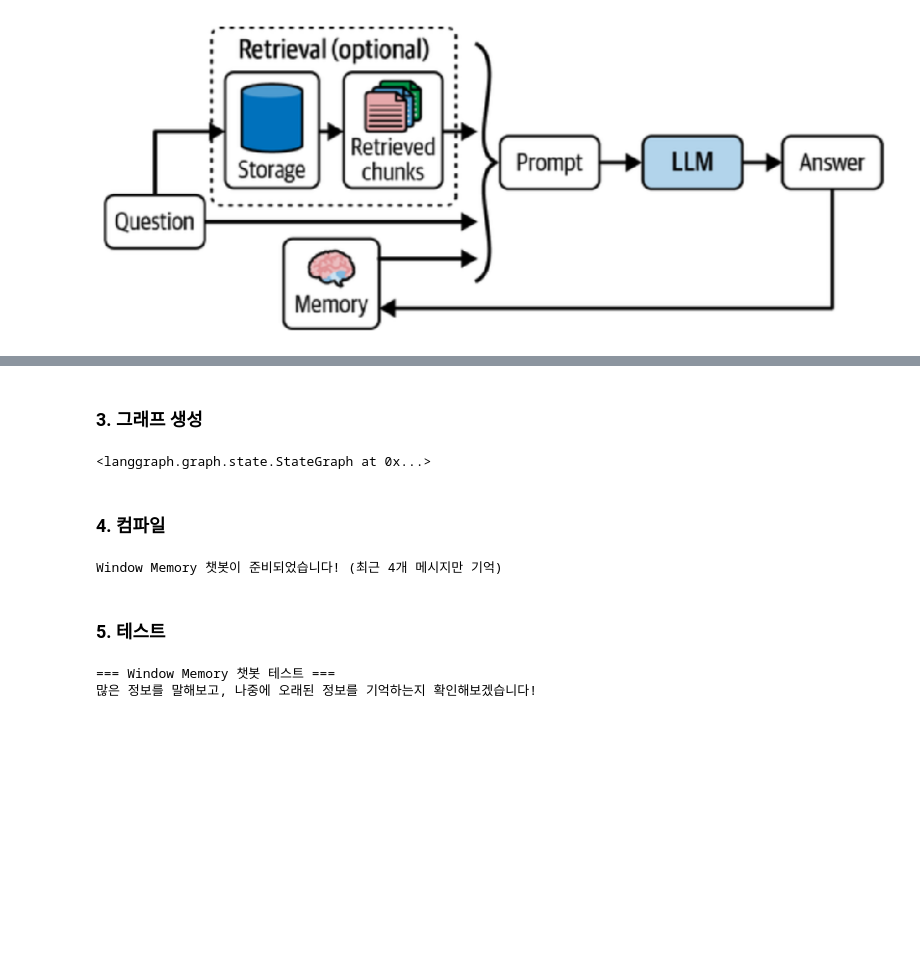
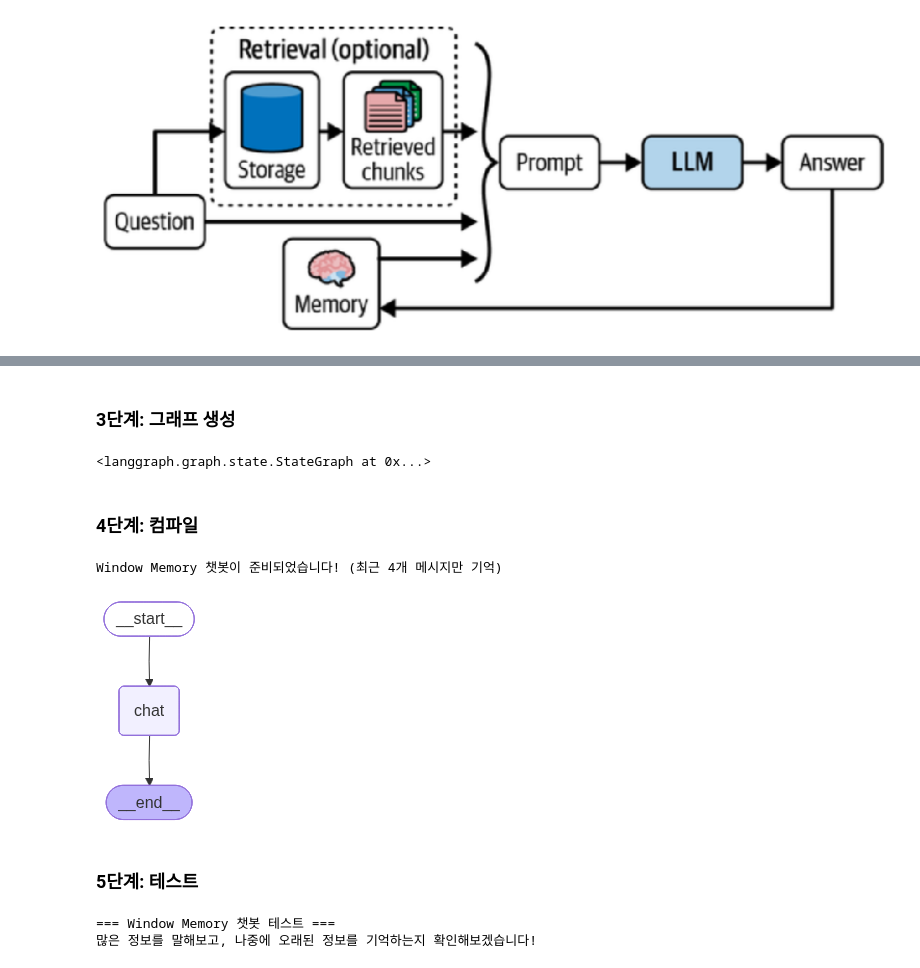
Before and after one commit to skai-27/course_LLM, a Jupyter notebook: 3. LangChain/1. colab/10. Memory/2. ConversationBufferWindowMemory.ipynb, the cells around one changed output, grey strips where cells are left out. Cells and saved outputs as stored; diff of their text form; code cells hidden in the pictures; blank space fills up the shorter version.

```diff
--- a/3. LangChain/1. colab/10. Memory/2. ConversationBufferWindowMemory.ipynb
+++ b/3. LangChain/1. colab/10. Memory/2. ConversationBufferWindowMemory.ipynb
@@ -63,7 +45,7 @@ def chat_node_with_window(state: MessagesState, window_size=4):
     response = llm.invoke(windowed_messages)
     return {"messages": [response]}
 # %% [markdown]
-### 3. 그래프 생성
+### 3단계: 그래프 생성
 # %%
 from langgraph.graph import StateGraph, MessagesState, START, END
 
@@ -74,7 +56,7 @@ graph_window.add_edge("chat", END)
 # %% [output]
 <langgraph.graph.state.StateGraph at 0x...>
 # %% [markdown]
-### 4. 컴파일
+### 4단계: 컴파일
 # %%
 from langgraph.checkpoint.memory import MemorySaver
 
@@ -84,8 +66,22 @@ app_with_window = graph_window.compile(checkpointer=memory_window)
 print("Window Memory 챗봇이 준비되었습니다! (최근 4개 메시지만 기억)")
 # %% [output]
 Window Memory 챗봇이 준비되었습니다! (최근 4개 메시지만 기억)
+# %%
+from IPython.display import Image, display
+
+try:
+
+    display(
+        Image(
+            app_with_window.get_graph().draw_mermaid_png()
+        )
+    )
+except Exception as e:
+    print(f"그래프 표시 오류: {e}")
+# %% [output]
+[figure, added]
 # %% [markdown]
-### 5. 테스트
+### 5단계: 테스트
 # %%
 from langchain_core.messages import HumanMessage
 import uuid
```
Also changed, not shown: parts of 7 cells of this notebook, 4 other files.
